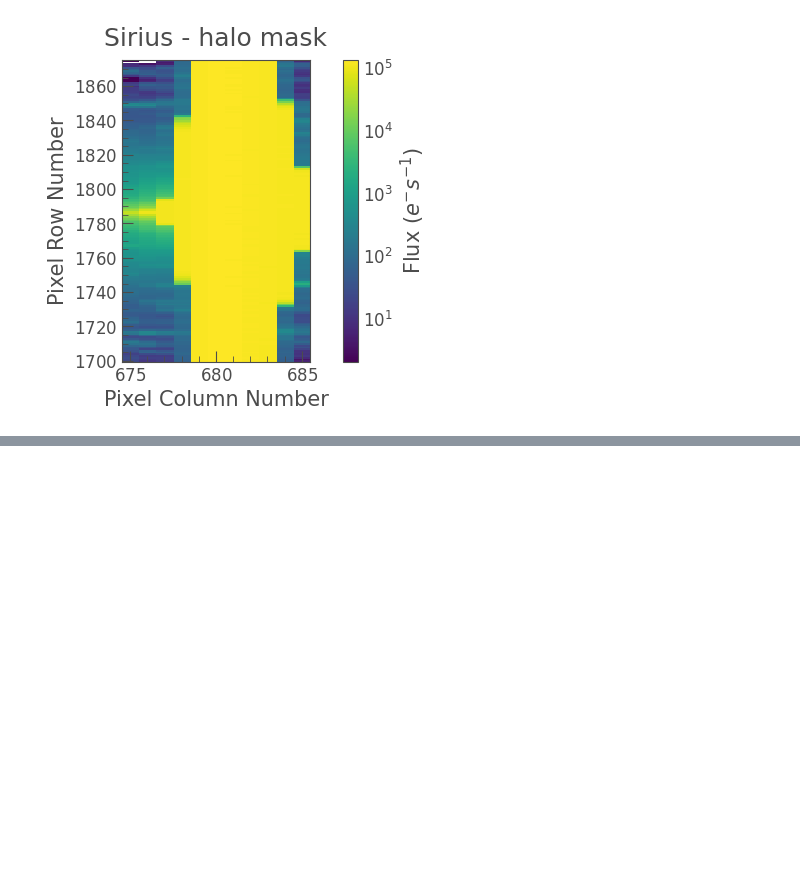
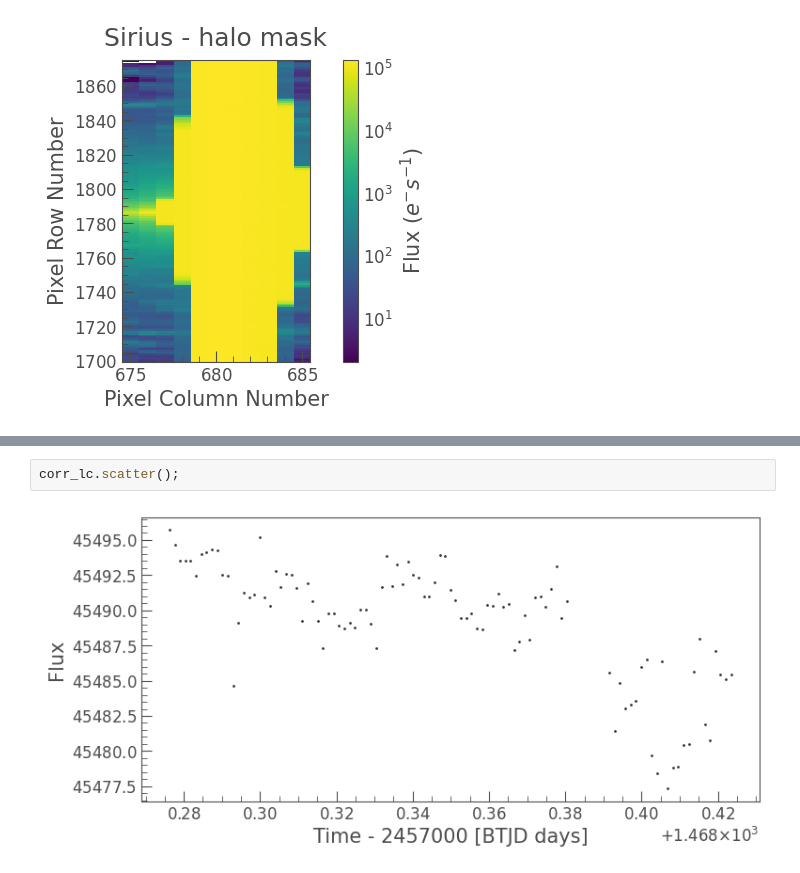
Before and after one commit to hvidy/mundey, a Jupyter notebook: notebooks/sirius_example.ipynb, the cells around one changed output, grey strips where cells are left out. Drawn from its saved outputs; the diff is of its cells as text; blank space fills up the shorter version.

```diff
--- a/notebooks/sirius_example.ipynb
+++ b/notebooks/sirius_example.ipynb
@@ -113,0 +116,4 @@ ValueError: not enough values to unpack (expected 2, got 0)
+# %%
+corr_lc.scatter();
+# %% [output]
+[figure, added]
```
Also changed, not shown: parts of 4 cells of this notebook, 3 other files.
